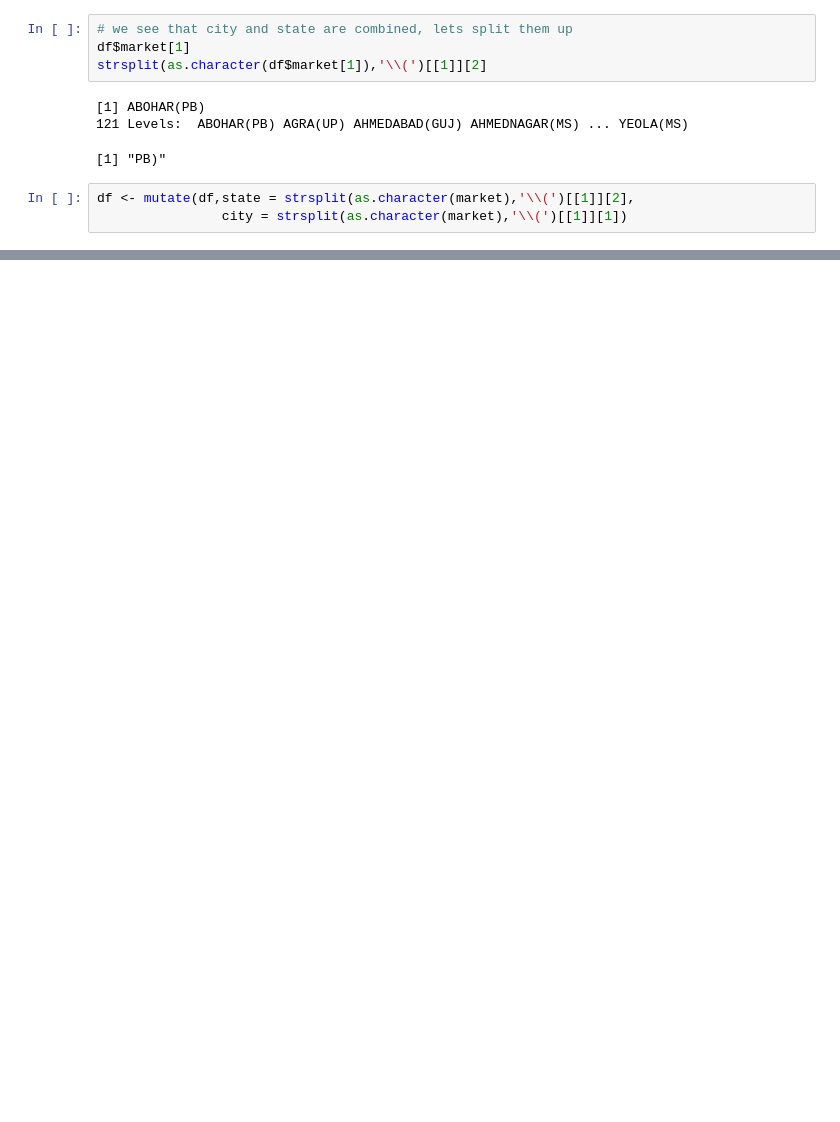
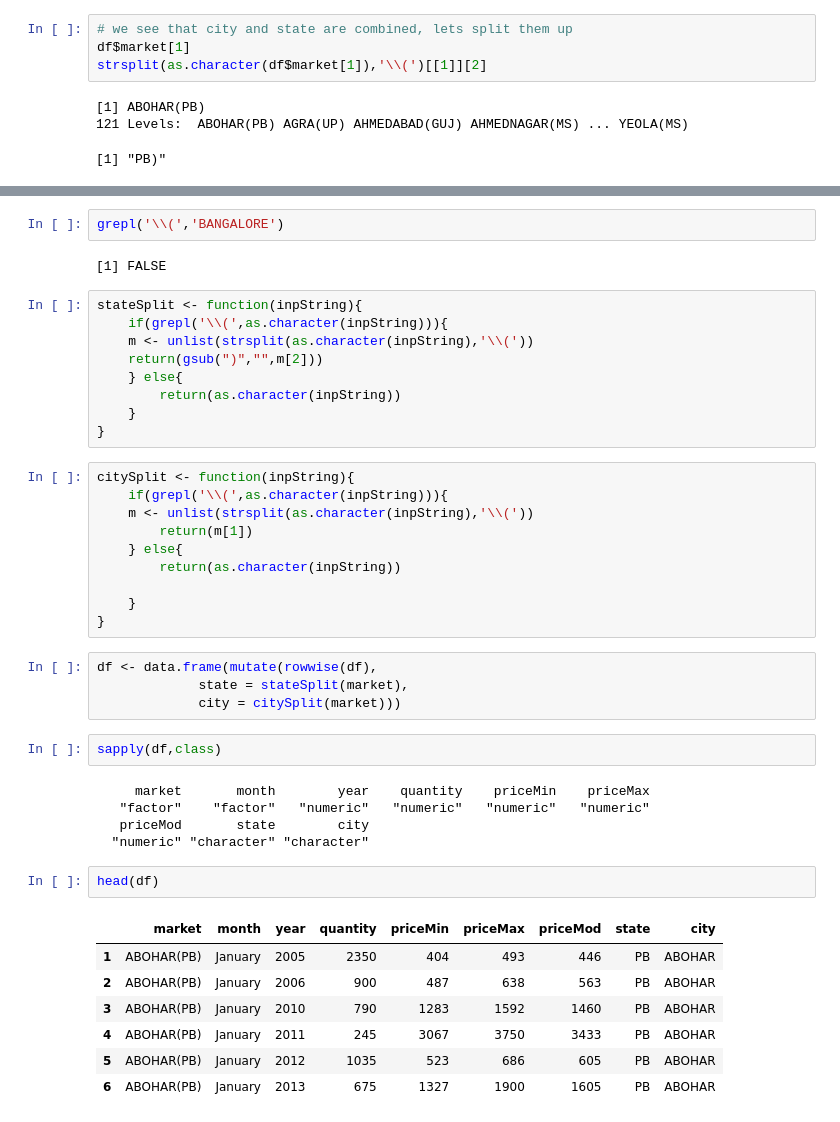
Before and after one commit to unnati-xyz/intro-R-data-science, a Jupyter notebook: onion/2. Refine.ipynb, the cells around one changed output, grey strips where cells are left out. Cells and saved outputs as stored; diff of their text form; blank space fills up the shorter version.

Commit message:
Merge branch 'master' of github.com:unnati-xyz/intro-R-data-science

```diff
--- a/onion/2. Refine.ipynb
+++ b/onion/2. Refine.ipynb
@@ -146,9 +137,6 @@ strsplit(as.character(df$market[1]),'\\(')[[1]][2]
 [1] ABOHAR(PB)
 121 Levels:  ABOHAR(PB) AGRA(UP) AHMEDABAD(GUJ) AHMEDNAGAR(MS) ... YEOLA(MS)
 [1] "PB)"
-# %%
-df <- mutate(df,state = strsplit(as.character(market),'\\(')[[1]][2],
-                city = strsplit(as.character(market),'\\(')[[1]][1])
 # %%
 head(df)
 # %% [output]
@@ -161,0 +179,44 @@ head(df)
+# %%
+grepl('\\(','BANGALORE')
+# %% [output]
+[1] FALSE
+# %%
+stateSplit <- function(inpString){
+    if(grepl('\\(',as.character(inpString))){
+    m <- unlist(strsplit(as.character(inpString),'\\('))
+    return(gsub(")","",m[2]))
+    } else{
+        return(as.character(inpString))
+    }
+}
+# %%
+citySplit <- function(inpString){
+    if(grepl('\\(',as.character(inpString))){
+    m <- unlist(strsplit(as.character(inpString),'\\('))
+        return(m[1])
+    } else{
+        return(as.character(inpString))
+
+    }
+}
+# %%
+df <- data.frame(mutate(rowwise(df),
+             state = stateSplit(market),
+             city = citySplit(market)))
+# %%
+sapply(df,class)
+# %% [output]
+     market       month        year    quantity    priceMin    priceMax
+   "factor"    "factor"   "numeric"   "numeric"   "numeric"   "numeric"
+   priceMod       state        city
+  "numeric" "character" "character"
+# %%
+head(df)
+# %% [output]
+|  | market | month | year | quantity | priceMin | priceMax | priceMod | state | city |
+| 1 | ABOHAR(PB) | January | 2005 | 2350 | 404 | 493 | 446 | PB | ABOHAR |
+| 2 | ABOHAR(PB) | January | 2006 | 900 | 487 | 638 | 563 | PB | ABOHAR |
+| 3 | ABOHAR(PB) | January | 2010 | 790 | 1283 | 1592 | 1460 | PB | ABOHAR |
+| 4 | ABOHAR(PB) | January | 2011 | 245 | 3067 | 3750 | 3433 | PB | ABOHAR |
+| 5 | ABOHAR(PB) | January | 2012 | 1035 | 523 | 686 | 605 | PB | ABOHAR |
+| 6 | ABOHAR(PB) | January | 2013 | 675 | 1327 | 1900 | 1605 | PB | ABOHAR |
```
Also changed, not shown: parts of 15 cells of this notebook.
